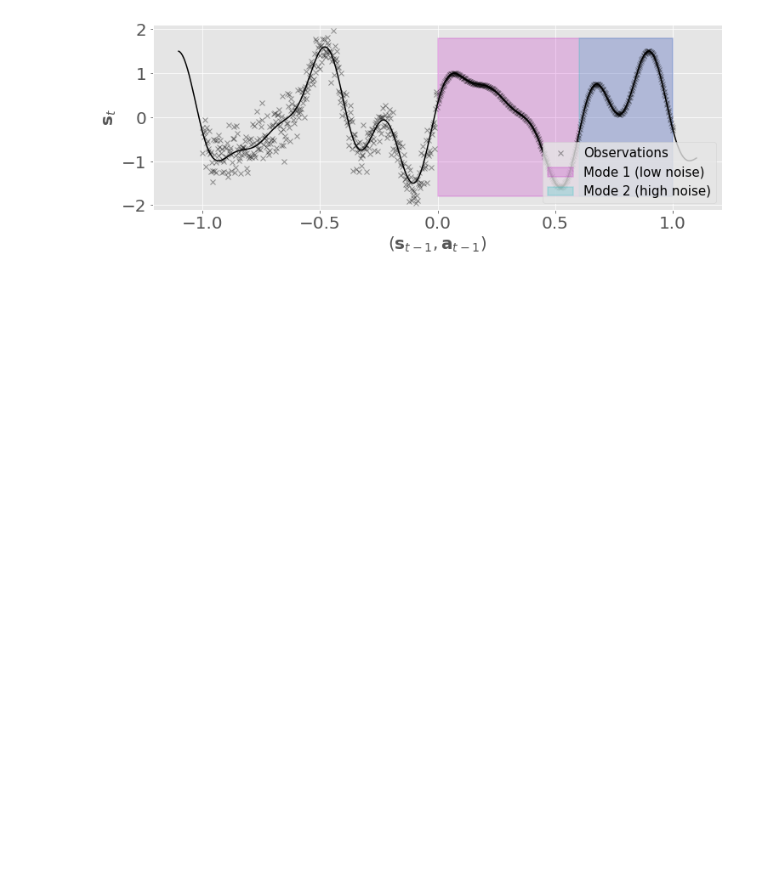
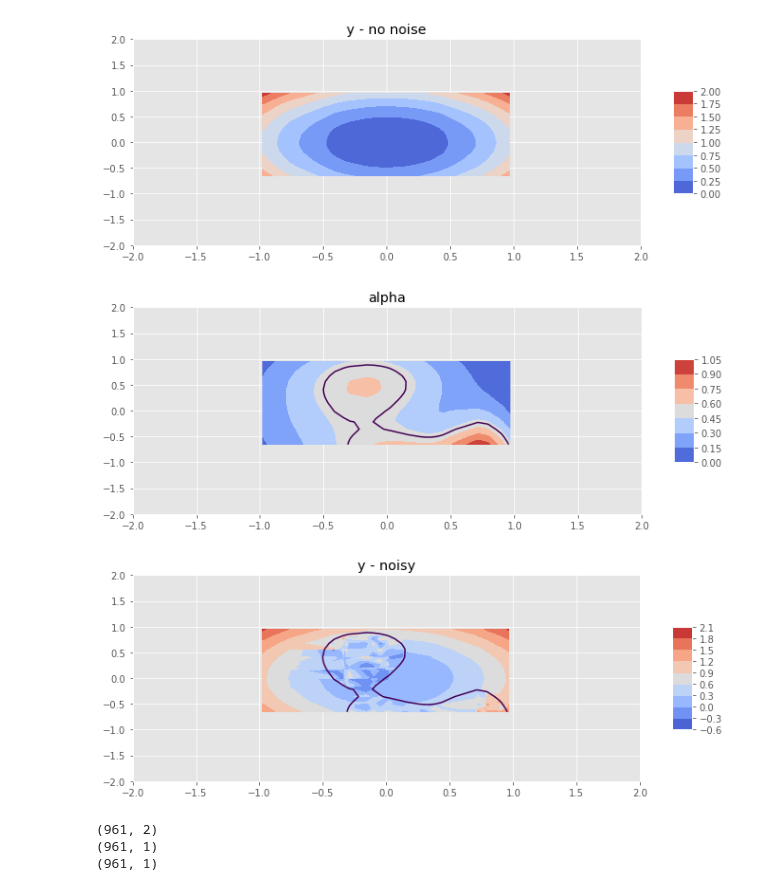
Before and after one commit to aidanscannell/trajectory-optimisation-in-learned-multimodal-dynamical-systems, a Jupyter notebook: notebooks/bi-modal-noise-svgp.ipynb, the cells around one changed output. Drawn from its saved outputs; the diff is of its cells as text; code cells hidden in the pictures; blank space fills up the shorter version.

Commit message:
Impemented function to create 2D input 1D output data-set (and plot). Edited model to accept 2d input and 1D output.

```diff
--- a/notebooks/bi-modal-noise-svgp.ipynb
+++ b/notebooks/bi-modal-noise-svgp.ipynb
@@ -84,0 +23,2 @@ def plot_data(X, Y, a, N2, func, title=None):
+# %%
+func = lambda x, y: x**2 + y**2
@@ -85,10 +104,17 @@ def plot_data(X, Y, a, N2, func, title=None):
 # %%
-N = 800 # number of training observations
-X, Y, a = gen_data(N, plot_flag=True)
-# X = X.reshape(-1, 2)
-# Y = Y.reshape(-1, 2)
+N = 1000 # number of training observations
+X, Y, a = gen_data(N=N, num_mixtures=5, plot_flag=[1, 1, 1])
+# X, Y, a = gen_data(N=N, num_mixtures=1, plot_flag=[1, 1, 1])
+print(X.shape)
+print(a.shape)
+print(Y.shape)
 # %% [output]
-[figure, old version]
+[figure, new version]
+[figure, added]
+[figure, added]
+(961, 2)
+(961, 1)
+(961, 1)
 # %%
 class Logger(gpflow.actions.Action):
     def __init__(self, model):
```
Also changed, not shown: parts of 21 cells of this notebook.
